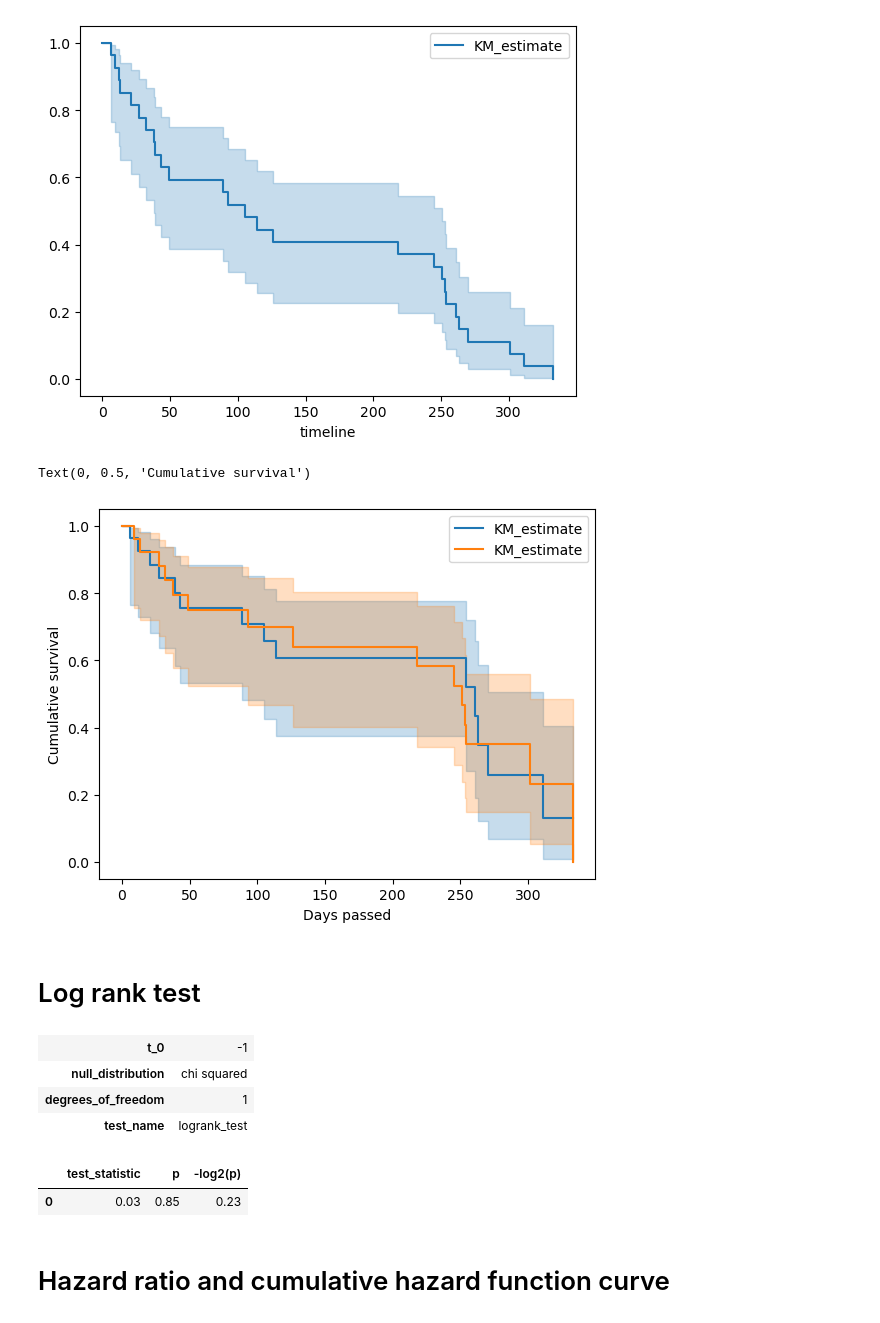
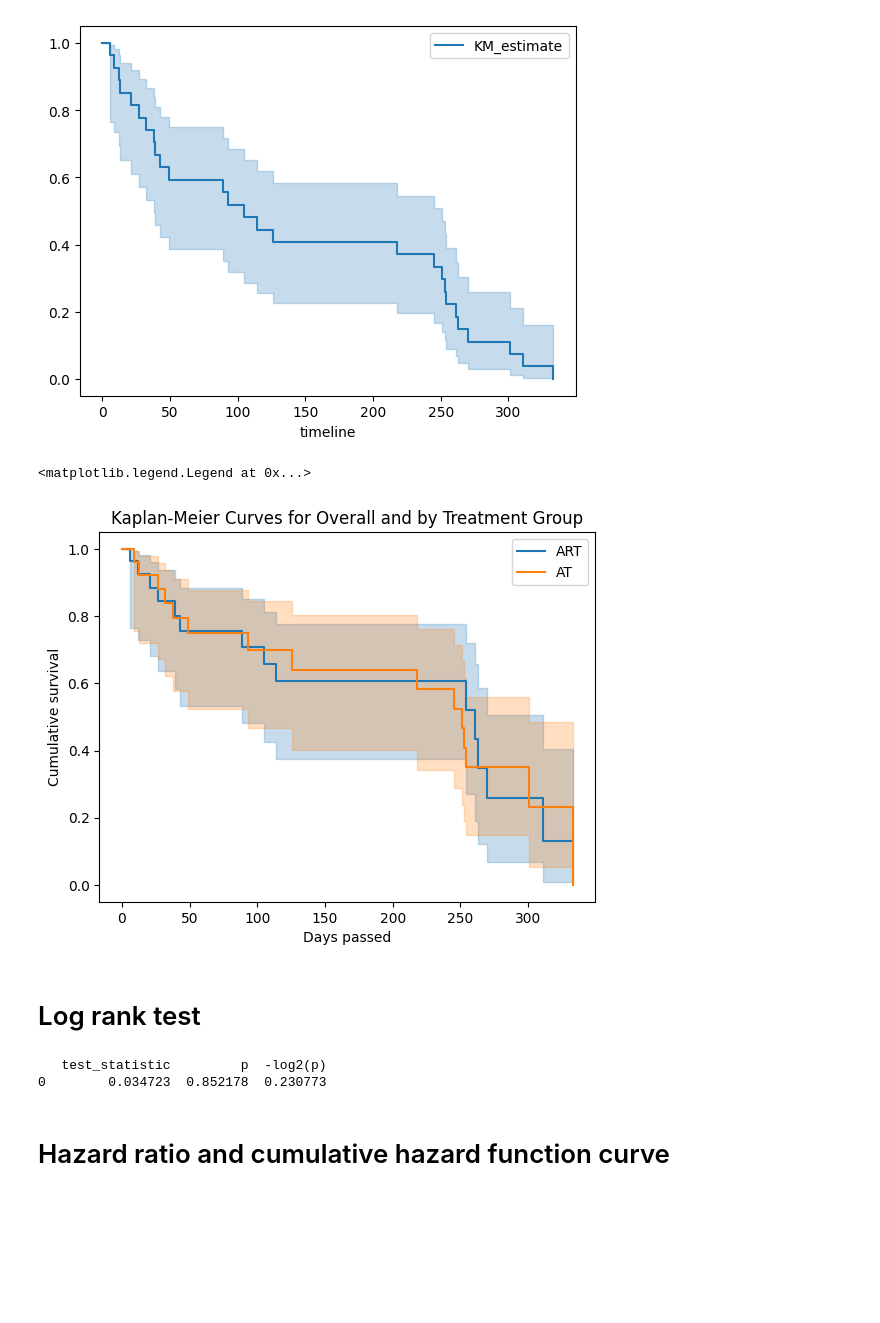
Before and after one commit to salina-tech/Survival-analyais-Antiretroviral-therapy-vs-Ayurvedic-therapy-for-HIV-Infection, a Jupyter notebook: Antiretroviral therapy vs Ayurvedic therapy for HIV Infection.ipynb, the cells around one changed output. Saved outputs shown, nothing was run; the diff lists cells and outputs as text; code cells hidden in the pictures; blank space fills up the shorter version.

```diff
--- a/Antiretroviral therapy vs Ayurvedic therapy for HIV Infection.ipynb
+++ b/Antiretroviral therapy vs Ayurvedic therapy for HIV Infection.ipynb
@@ -102,31 +102,31 @@ censoring_AT = df['No of patients died - AT group']
 # %%
 # Fit a KaplanMeier curve
 results_ART = kmf.fit(time_event, censoring_ART)
-results_ART.plot()
+results_ART.plot(label="ART")
 
 # Fit a KaplanMeier curve
 results_AT = kmf.fit(time_event, censoring_AT)
-results_AT.plot()
+results_AT.plot(label="AT")
 
 plt.xlabel("Days passed")
 plt.ylabel("Cumulative survival")
+plt.title("Kaplan-Meier Curves for Overall and by Treatment Group")
+plt.legend()
 # %% [output]
-Text(0, 0.5, 'Cumulative survival')
+<matplotlib.legend.Legend at 0x...>
-[figure, old version]
+[figure, new version]
 # %% [markdown]
 # Log rank test
 # %%
-# Test for significant difference in cumulative survival between ART and AT
+# Test for significant difference in survival between treatment groups using log-rank test
 from lifelines.statistics import logrank_test
-results=logrank_test(time_event, time_event, event_observed_A=censoring_ART, event_observed_B=censoring_AT)
-results.print_summary()
+results=logrank_test(time_event, time_event,
+                     event_observed_A=censoring_ART,
+                     event_observed_B=censoring_AT)
+print(results.summary)
 # %% [output]
-| t_0 | -1 |
-| null_distribution | chi squared |
-| degrees_of_freedom | 1 |
-| test_name | logrank_test |
-|  | test_statistic | p | -log2(p) |
-| 0 | 0.03 | 0.85 | 0.23 |
+   test_statistic         p  -log2(p)
+0        0.034723  0.852178  0.230773
 # %% [markdown]
 # Hazard ratio and cumulative hazard function curve
 # %%
```
Also changed, not shown: parts of 3 cells of this notebook.
